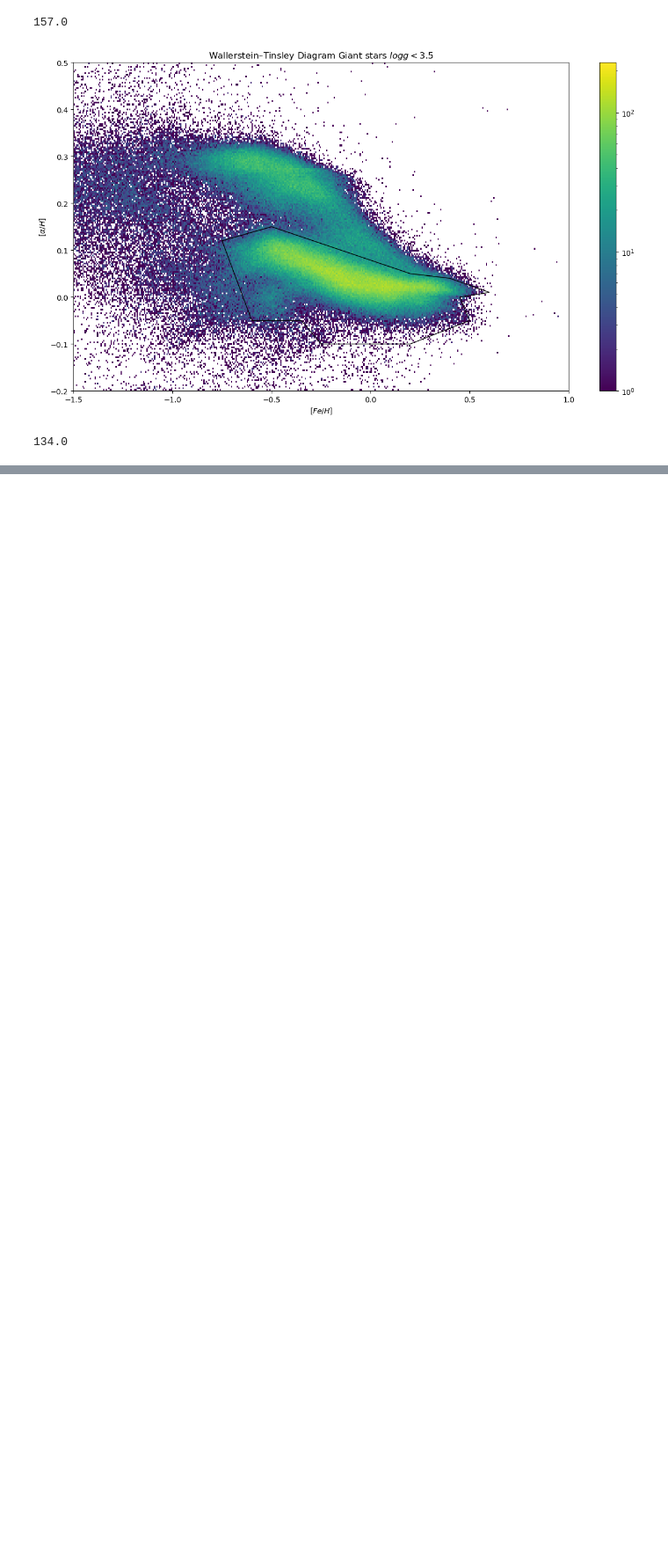
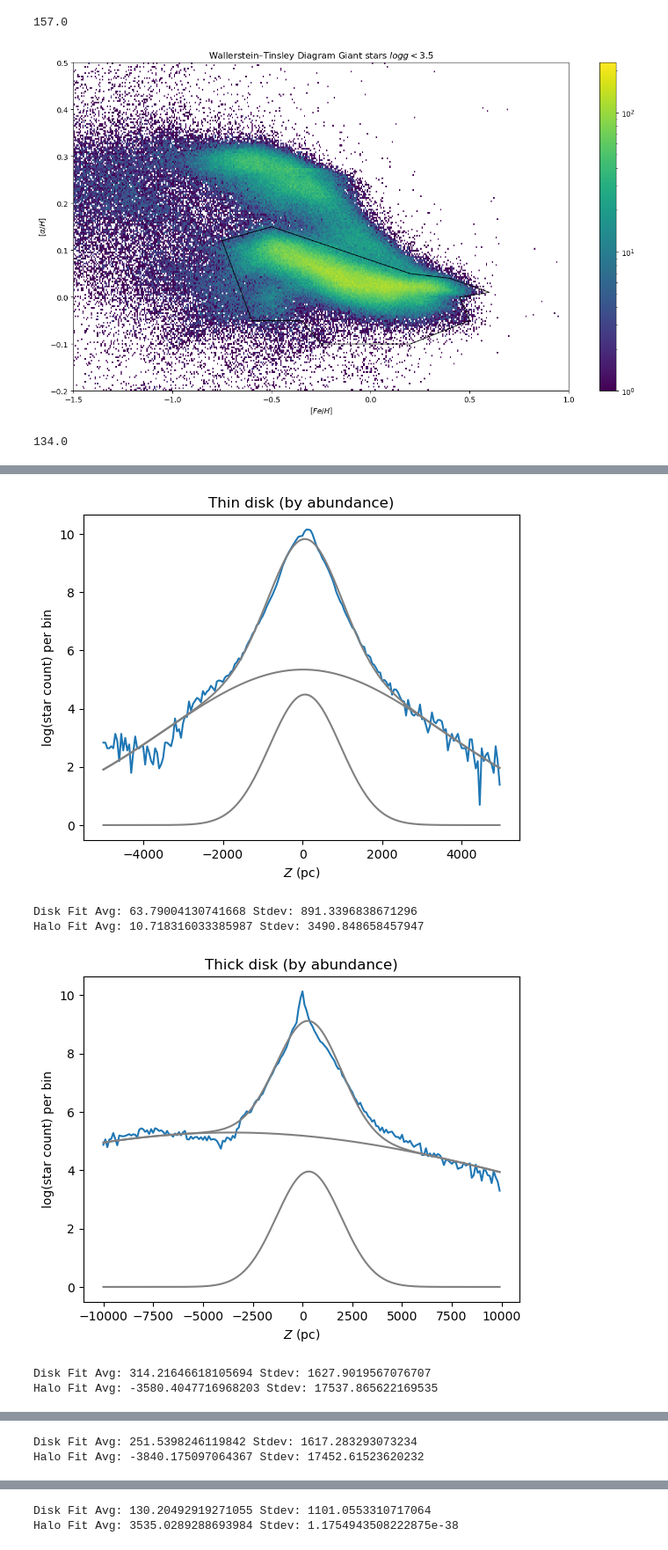
Before and after one commit to mtauraso/astro511, a Jupyter notebook: Homework3.ipynb, the cells around one changed output, grey strips where cells are left out. Shown at 88% size. Drawn from its saved outputs; the diff is of its cells as text; code cells hidden in the pictures; blank space fills up the shorter version.

```diff
--- a/Homework3.ipynb
+++ b/Homework3.ipynb
@@ -142,0 +203,41 @@ h.max()
+# %%
+def plot_zdist_log(xyz_coords, plotmask, range = (-10000,10000)):
+    masked_z_coords = np.ma.masked_array(xyz_coords.z.value, plotmask)
+    hist, bins =np.histogram(masked_z_coords.compressed(), bins = 200, range = range)
+
+    fit = fitting.LevMarLSQFitter()
+    halo = models.Gaussian1D(4, 0, 10000)
+    disk = models.Gaussian1D(10, 0, 1000)
+
+    model = halo + disk
+
+    fitted_gaussian = fit(model, bins[:-1], np.log(hist), maxiter=1000)
+
+    plt.plot(bins[:-1], np.log(hist))
+    plt.plot(bins[:-1], fitted_gaussian(bins[:-1]), color="grey")
+    plt.plot(bins[:-1], fitted_gaussian[0](bins[:-1]), color="grey")
+    plt.plot(bins[:-1], fitted_gaussian[1](bins[:-1]), color="grey")
+    plt.xlabel("$Z$ (pc)")
+    plt.ylabel("log(star count) per bin")
+    plt.show()
+    print(f"Disk Fit Avg: {fitted_gaussian[1].parameters[1]} Stdev: {fitted_gaussian[1].parameters[2]}")
+    print(f"Halo Fit Avg: {fitted_gaussian[0].parameters[1]} Stdev: {fitted_gaussian[0].parameters[2]}")
+
+plt.title("Thin disk (by abundance)")
+plot_zdist_log(xyz_coords, plotmask=thinDiskMask, range=(-5000,5000))
+
+plt.title("Thick disk (by abundance)")
+plot_zdist_log(xyz_coords, plotmask=thickDiskMask)
+
+plt.title("Giants")
+plot_zdist_log(xyz_coords, plotmask=giant_mask)
+
+plt.title("Dwarfs")
+plot_zdist_log(xyz_coords, plotmask=dwarf_mask, range=(-2500,2500))
+# %% [output]
+[figure, added]
+Disk Fit Avg: 63.79004130741668 Stdev: 891.3396838671296
+Halo Fit Avg: 10.718316033385987 Stdev: 3490.848658457947
+[figure, added]
+Disk Fit Avg: 314.21646618105694 Stdev: 1627.9019567076707
+Halo Fit Avg: -3580.4047716968203 Stdev: 17537.865622169535
@@ -142,0 +245,2 @@ h.max()
+Disk Fit Avg: 251.5398246119842 Stdev: 1617.283293073234
+Halo Fit Avg: -3840.175097064367 Stdev: 17452.61523620232
@@ -142,0 +248,2 @@ h.max()
+Disk Fit Avg: 130.20492919271055 Stdev: 1101.0553310717064
+Halo Fit Avg: 3535.0289288693984 Stdev: 1.1754943508222875e-38
```
Also changed, not shown: parts of 12 cells of this notebook, 1 other file.
